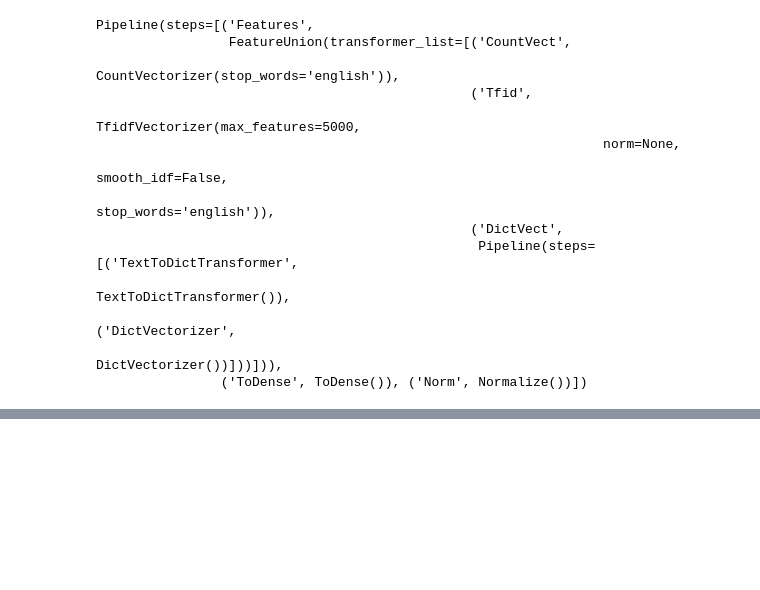
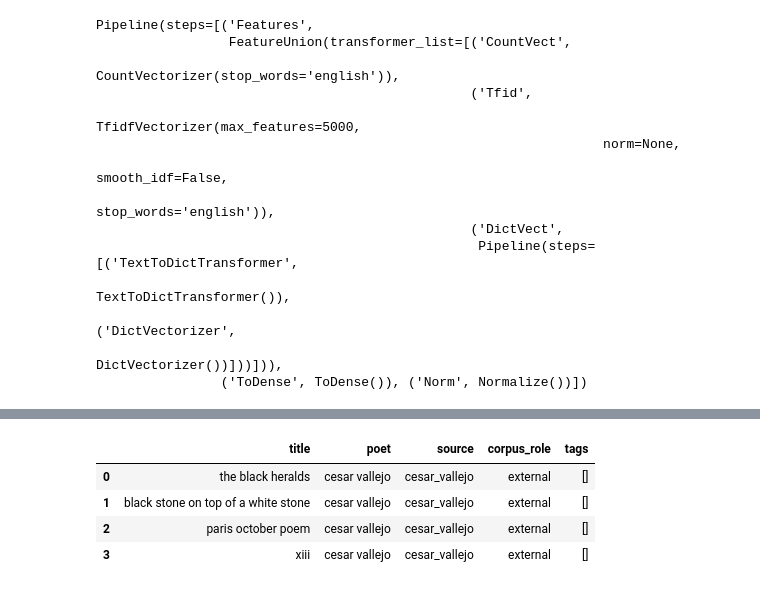
Before and after one commit to HubertRonald/VersoVector, a Jupyter notebook: notebook/02_feature_pipeline.ipynb, the cells around one changed output, grey strips where cells are left out. Saved outputs shown, nothing was run; the diff lists cells and outputs as text; code cells hidden in the pictures; blank space fills up the shorter version.

```diff
--- a/notebook/02_feature_pipeline.ipynb
+++ b/notebook/02_feature_pipeline.ipynb
@@ -102,0 +346,10 @@ Para ver la representación visual completa del pipeline, utiliza **nbviewer**:
+# %%
+display(
+    external_df[column_names].head(5)
+)
+# %% [output]
+|  | title | poet | source | corpus_role | tags |
+| 0 | the black heralds | cesar vallejo | cesar_vallejo | external | [] |
+| 1 | black stone on top of a white stone | cesar vallejo | cesar_vallejo | external | [] |
+| 2 | paris october poem | cesar vallejo | cesar_vallejo | external | [] |
+| 3 | xiii | cesar vallejo | cesar_vallejo | external | [] |
```
Also changed, not shown: parts of 22 cells of this notebook, 3 other files.
